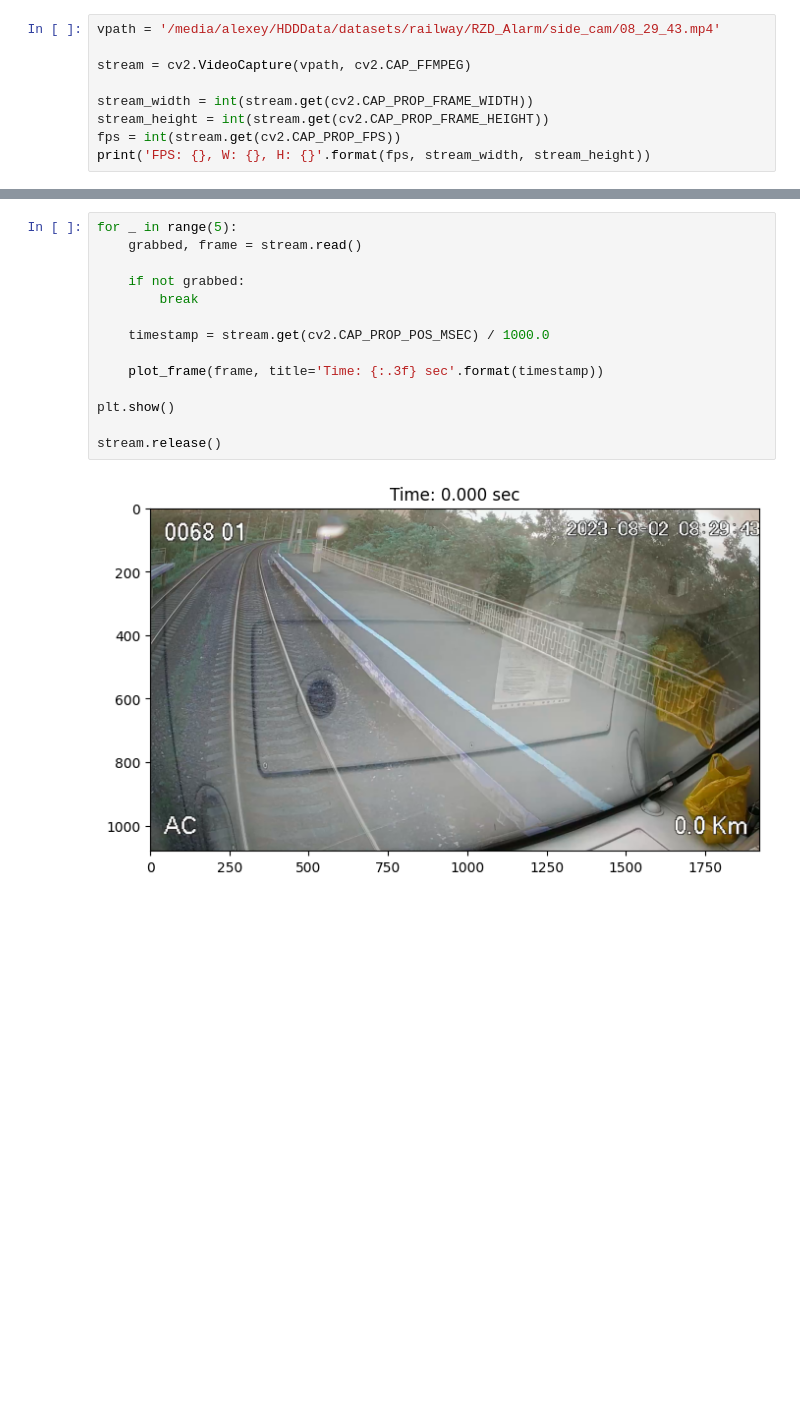
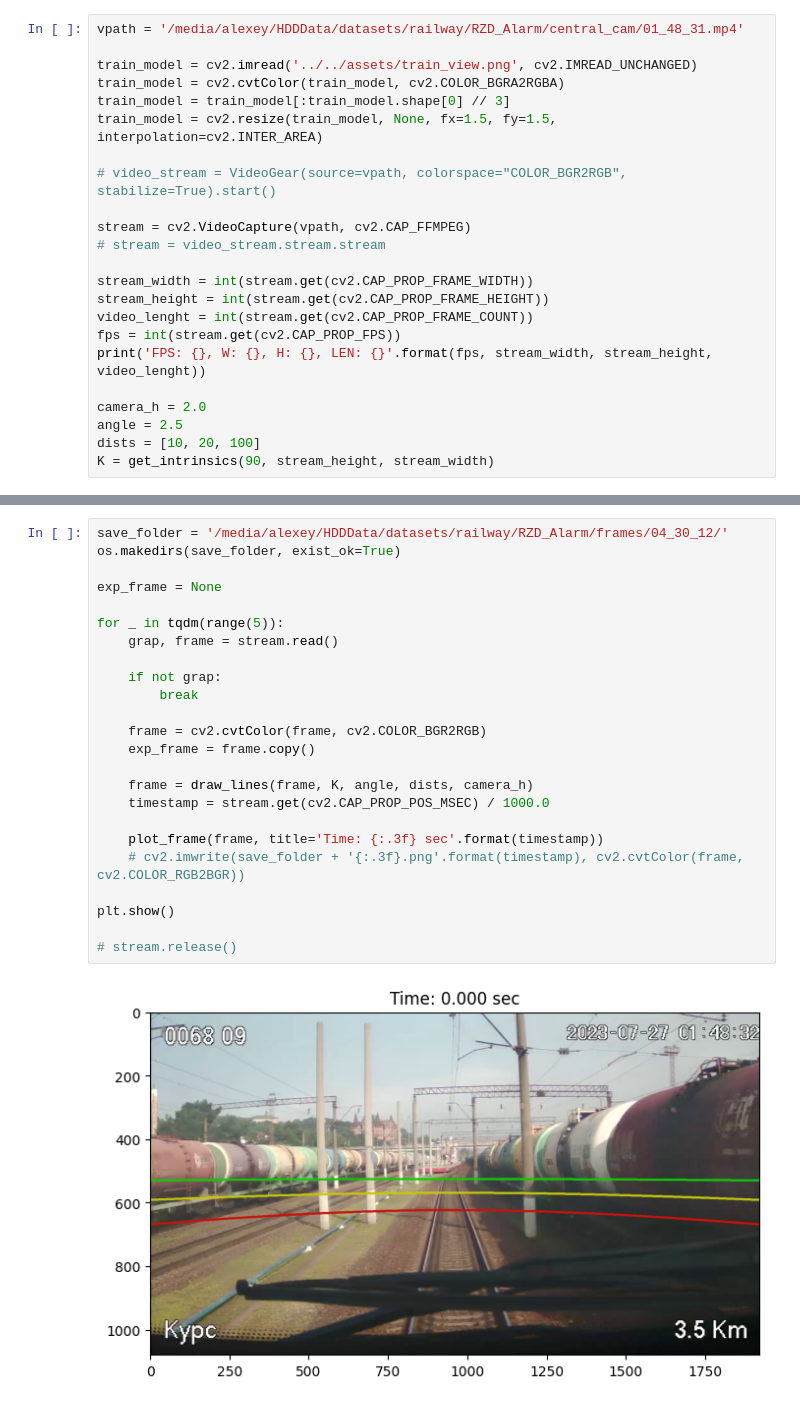
Before and after one commit to AlexeySrus/railway_analysis, a Jupyter notebook: research/notebooks/video_analysis.ipynb, the cells around one changed output, grey strips where cells are left out. Drawn from its saved outputs; the diff is of its cells as text; blank space fills up the shorter version.

```diff
--- a/research/notebooks/video_analysis.ipynb
+++ b/research/notebooks/video_analysis.ipynb
@@ -20,10 +104,24 @@ Downloading https://github.com/ultralytics/assets/releases/download/v0.0.0/yolov
 # %%
-vpath = '/media/alexey/HDDData/datasets/railway/RZD_Alarm/side_cam/08_29_43.mp4'
+vpath = '/media/alexey/HDDData/datasets/railway/RZD_Alarm/central_cam/01_48_31.mp4'
+
+train_model = cv2.imread('../../assets/train_view.png', cv2.IMREAD_UNCHANGED)
+train_model = cv2.cvtColor(train_model, cv2.COLOR_BGRA2RGBA)
+train_model = train_model[:train_model.shape[0] // 3]
+train_model = cv2.resize(train_model, None, fx=1.5, fy=1.5, interpolation=cv2.INTER_AREA)
+
+# video_stream = VideoGear(source=vpath, colorspace="COLOR_BGR2RGB", stabilize=True).start()
 
 stream = cv2.VideoCapture(vpath, cv2.CAP_FFMPEG)
+# stream = video_stream.stream.stream
 
 stream_width = int(stream.get(cv2.CAP_PROP_FRAME_WIDTH))
 stream_height = int(stream.get(cv2.CAP_PROP_FRAME_HEIGHT))
+video_lenght = int(stream.get(cv2.CAP_PROP_FRAME_COUNT))
 fps = int(stream.get(cv2.CAP_PROP_FPS))
-print('FPS: {}, W: {}, H: {}'.format(fps, stream_width, stream_height))
+print('FPS: {}, W: {}, H: {}, LEN: {}'.format(fps, stream_width, stream_height, video_lenght))
+
+camera_h = 2.0
+angle = 2.5
+dists = [10, 20, 100]
+K = get_intrinsics(90, stream_height, stream_width)
 # %% [output]
@@ -31,16 +129,26 @@ FPS: 12, W: 1920, H: 1080
 # %%
-for _ in range(5):
-    grabbed, frame = stream.read()
+save_folder = '/media/alexey/HDDData/datasets/railway/RZD_Alarm/frames/04_30_12/'
+os.makedirs(save_folder, exist_ok=True)
 
-    if not grabbed:
+exp_frame = None
+
+for _ in tqdm(range(5)):
+    grap, frame = stream.read()
+
+    if not grap:
         break
 
+    frame = cv2.cvtColor(frame, cv2.COLOR_BGR2RGB)
+    exp_frame = frame.copy()
+
+    frame = draw_lines(frame, K, angle, dists, camera_h)
     timestamp = stream.get(cv2.CAP_PROP_POS_MSEC) / 1000.0
 
     plot_frame(frame, title='Time: {:.3f} sec'.format(timestamp))
+    # cv2.imwrite(save_folder + '{:.3f}.png'.format(timestamp), cv2.cvtColor(frame, cv2.COLOR_RGB2BGR))
 
 plt.show()
 
-stream.release()
+# stream.release()
 # %% [output]
-[figure, old version]
+[figure, new version]
```
Also changed, not shown: parts of 7 cells of this notebook, 2 other files.
